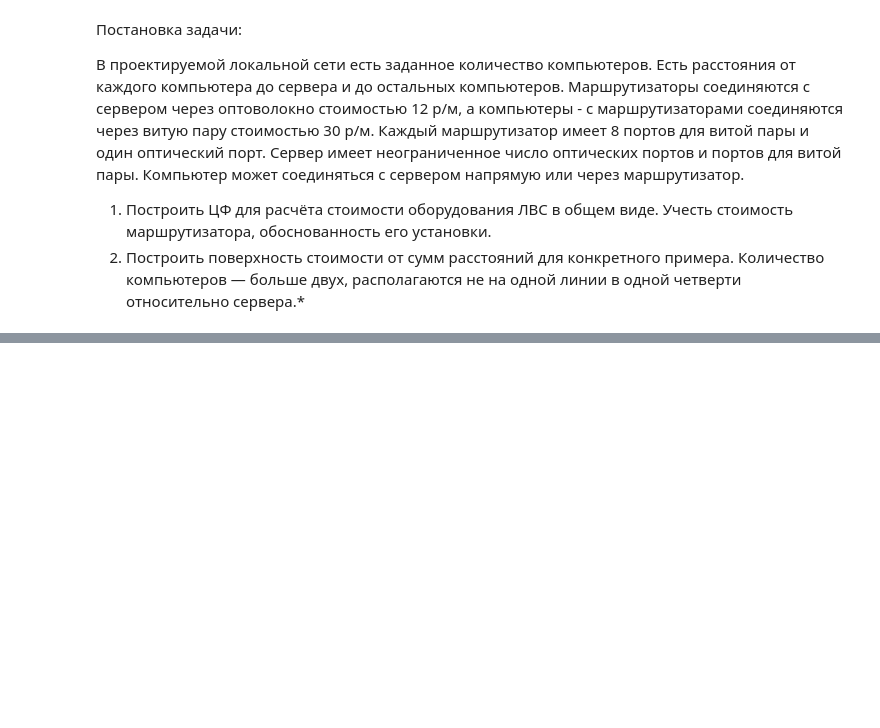
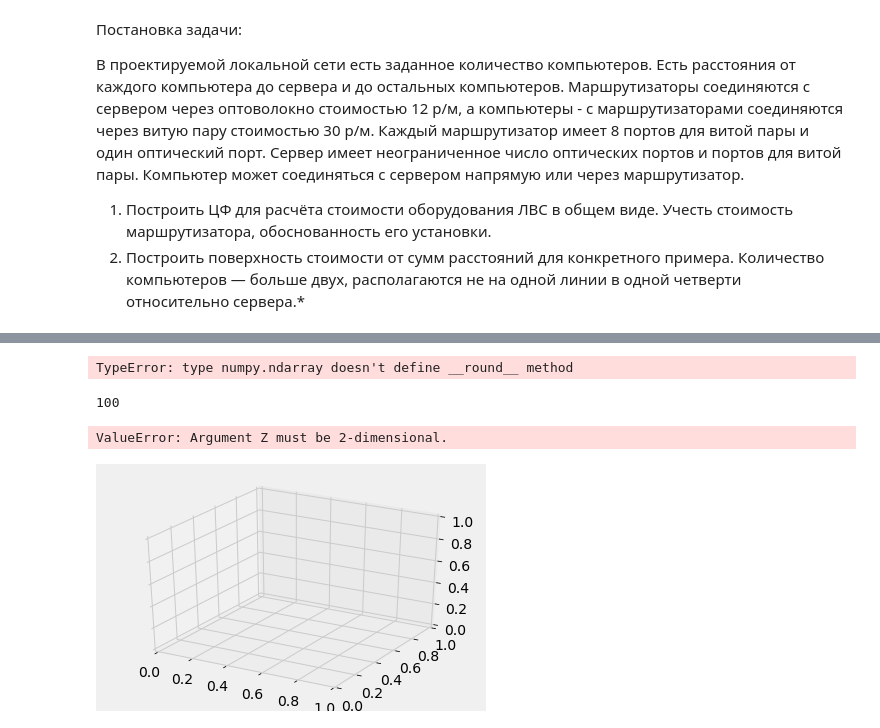
Before and after one commit to Nickel-nc/GU_Optimization_Methods, a Jupyter notebook: 1. Opt_zero_order_task.ipynb, the cells around one changed output, grey strips where cells are left out. Saved outputs shown, nothing was run; the diff lists cells and outputs as text; code cells hidden in the pictures; blank space fills up the shorter version.

```diff
--- a/1. Opt_zero_order_task.ipynb
+++ b/1. Opt_zero_order_task.ipynb
@@ -140,0 +278,53 @@ plt.show()
+# %%
+TF1_list = []
+TF2_list = []
+TF_list = []
+
+for i in range(len(RCX)):
+    xrc, yrc, xcs, ycs = gen_pcs_coords(RCX[i], RCY[i])
+    xrc = xrc.reshape(-1,2)
+    yrc = yrc.reshape(-1,2)
+    xcs = xcs.reshape(-1,2)
+    ycs = ycs.reshape(-1,2)
+    switch2server_len = calc_euc_dist(RCX[i], RCY[i], xs, ys) # расстояние от маршрутизатора до сервера
+    pc2switch_len = calc_euc_dist(xrc, yrc) # расстояние от компьютеров до маршрутизатора
+    pc2server_len = calc_euc_dist(xcs, ycs)
+
+    TF1 = get_max_utp_cost(utp_cost, pc2server_len, n_pcs, n_utp_ports)
+    TF2 = get_max_opt_cost(utp_cost, opt_cost, pc2switch_len, switch2server_len, n_pcs, switch_cost)
+    TF = get_tf(TF1, TF2)
+    TF1_list.append(TF1)
+    TF2_list.append(TF2)
+    TF_list.append(TF)
+# %% [output]
+TypeError: type numpy.ndarray doesn't define __round__ method
+# %%
+len(TF_list)
+# %% [output]
+100
+# %%
+RCX = np.array(RCX)
+RCY = np.array(RCY)
+TF_list = np.array(TF_list)
+
+
+fig = plt.figure()
+ax = fig.gca(projection='3d')
+
+
+# Plot the surface.
+surf = ax.plot_surface(RCX, RCY, TF_list, cmap=cm.coolwarm,
+                       linewidth=0, antialiased=False)
+
+# Customize the z axis.
+# ax.set_zlim(-1.01, 1.01)
+ax.zaxis.set_major_locator(LinearLocator(10))
+ax.zaxis.set_major_formatter(FormatStrFormatter('%.02f'))
+
+# Add a color bar which maps values to colors.
+fig.colorbar(surf, shrink=0.5, aspect=5)
+
+plt.show()
+# %% [output]
+ValueError: Argument Z must be 2-dimensional.
+[figure, added]
```
Also changed, not shown: parts of 16 cells of this notebook.
